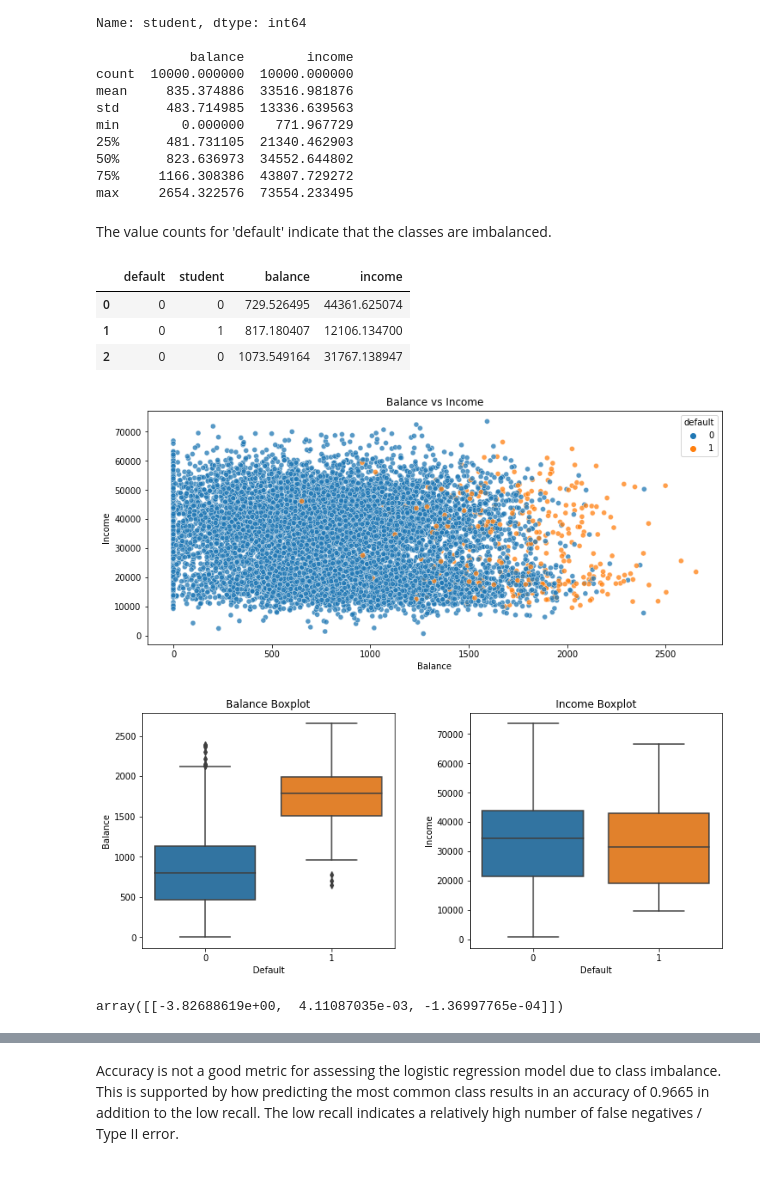
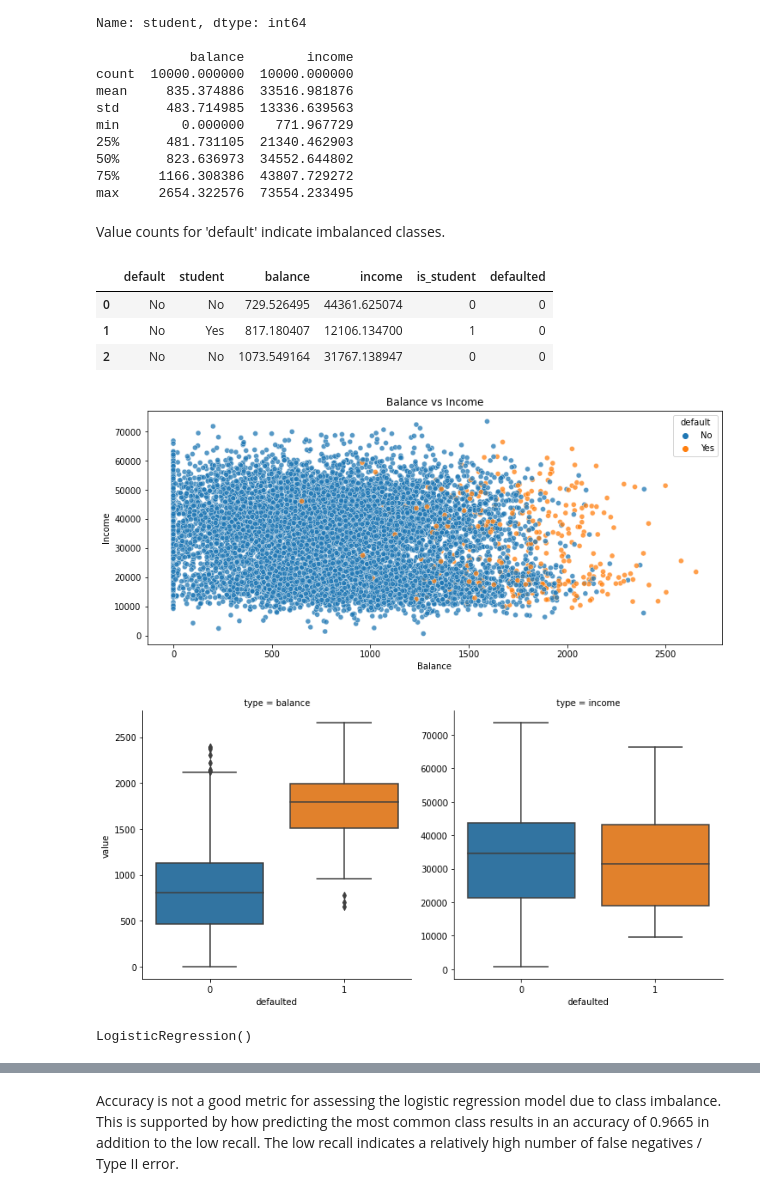
Before and after one commit to ys-lin14/statistical-learning, a Jupyter notebook: 4_classification/4.3_logistic_regression.ipynb, the cells around one changed output, grey strips where cells are left out. Saved outputs shown, nothing was run; the diff lists cells and outputs as text; code cells hidden in the pictures.

Commit message:
change from labelencoding to pandas map for default and student columns, replace individual boxplot code with catplot, plot decision boundary and regions for test data

```diff
--- a/4_classification/4.3_logistic_regression.ipynb
+++ b/4_classification/4.3_logistic_regression.ipynb
@@ -47,14 +47,13 @@ min        0.000000    771.967729
 75%     1166.308386  43807.729272
 max     2654.322576  73554.233495
 # %% [markdown]
-The value counts for 'default' indicate that the classes are imbalanced.
+Value counts for 'default' indicate imbalanced classes.
-# %%
-label_encoder = LabelEncoder()
-default_data['default'] = label_encoder.fit_transform(default_data['default'])
-default_data['student'] = label_encoder.fit_transform(default_data['student'])
-default_data.head(3)
-# %% [output]
-|  | default | student | balance | income |
-| 0 | 0 | 0 | 729.526495 | 44361.625074 |
-| 1 | 0 | 1 | 817.180407 | 12106.134700 |
-| 2 | 0 | 0 | 1073.549164 | 31767.138947 |
+# %%
+default_data['is_student'] = default_data['student'].map({'No': 0, 'Yes': 1})
+default_data['defaulted'] = default_data['default'].map({'No': 0, 'Yes': 1})
+default_data.head(3)
+# %% [output]
+|  | default | student | balance | income | is_student | defaulted |
+| 0 | No | No | 729.526495 | 44361.625074 | 0 | 0 |
+| 1 | No | Yes | 817.180407 | 12106.134700 | 1 | 0 |
+| 2 | No | No | 1073.549164 | 31767.138947 | 0 | 0 |
@@ -61,44 +80,18 @@ default_data.head(3)
 # %%
+# visualize data
 plt.figure(figsize=(12, 5))
 default_scatterplot = sns.scatterplot(
     data=default_data,
     x='balance',
     y='income',
     hue='default',
     alpha=0.75
 )
 default_scatterplot.set(
     title='Balance vs Income',
     xlabel='Balance',
     ylabel='Income'
 )
-
-fig, axes = plt.subplots(figsize=(12, 5), ncols=2)
-balance_boxplot = sns.boxplot(
-    x='default',
-    y='balance',
-    data=default_data,
-    ax=axes[0]
-)
-balance_boxplot.set(
-    title='Balance Boxplot',
-    xlabel='Default',
-    ylabel='Balance'
-)
-
-income_boxplot = sns.boxplot(
-    x='default',
-    y='income',
-    data=default_data,
-    ax=axes[1]
-)
-income_boxplot.set(
-    title='Income Boxplot',
-    xlabel='Default',
-    ylabel='Income'
-)
-plt.subplots_adjust(wspace=0.3)
 plt.show()
 # %% [output]
-[figure, old version]
+[figure, new version]
-[figure, removed]
@@ -122,4 +98,18 @@ y_probabilities = classifier.predict_proba(X_test)
-# %%
-classifier.coef_
-# %% [output]
-array([[-3.82688619e+00,  4.11087035e-03, -1.36997765e-04]])
+# %%
+balance_income_boxplot = sns.catplot(
+    data=balance_income_data_long,
+    x='defaulted',
+    y='value',
+    col='type',
+    kind='box',
+    sharey=False
+)
+plt.show()
+# %% [output]
+[figure, added]
+# %%
+# train model
+classifier = LogisticRegression()
+classifier.fit(X_train, y_train)
+# %% [output]
+LogisticRegression()
```
Also changed, not shown: parts of 7 cells of this notebook.
